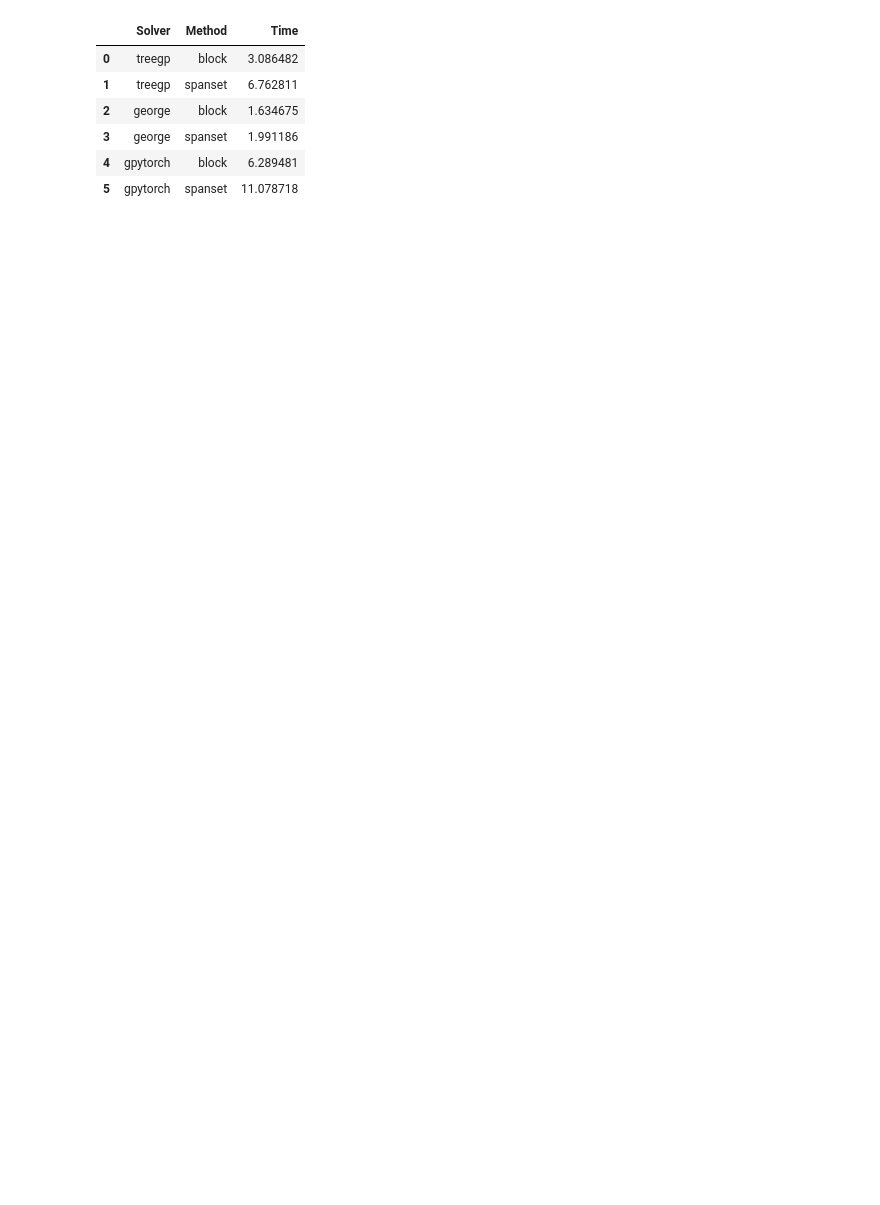
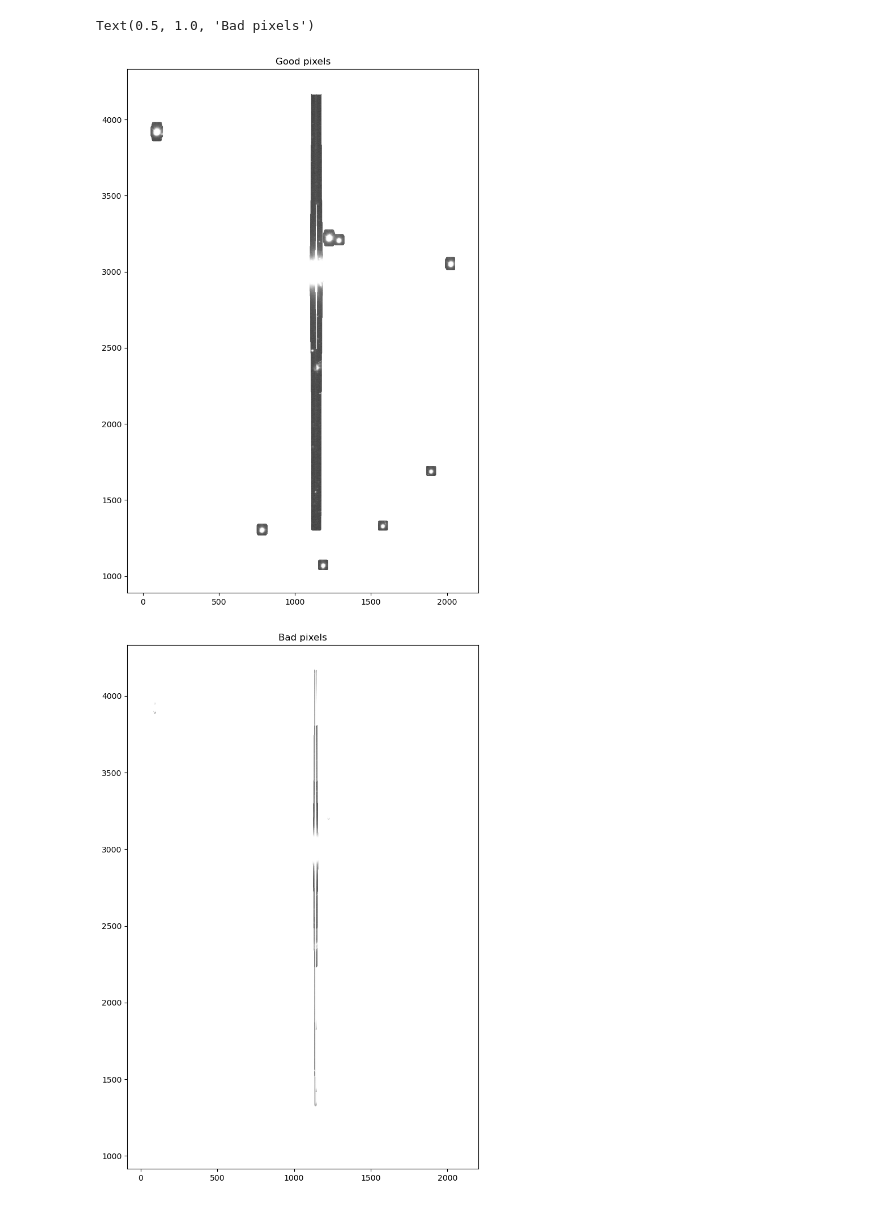
Before and after one commit to PFLeget/DM-43259, a Jupyter notebook: run_gp.ipynb, the cells around one changed output. Cells and saved outputs as stored; diff of their text form; code cells hidden in the pictures; blank space fills up the shorter version.

```diff
--- a/run_gp.ipynb
+++ b/run_gp.ipynb
@@ -88,10 +56,29 @@ time for InterpolateOverDefectGaussianProcess.interpolate_over_defects = 11.0787
-# %%
-df
-# %% [output]
-|  | Solver | Method | Time |
-| 0 | treegp | block | 3.086482 |
-| 1 | treegp | spanset | 6.762811 |
-| 2 | george | block | 1.634675 |
-| 3 | george | spanset | 1.991186 |
-| 4 | gpytorch | block | 6.289481 |
-| 5 | gpytorch | spanset | 11.078718 |
+# %%
+dic = pickle.load(open("out_test_0.pkl", "rb"))
+maskedImage = dic['in']['maskedImage']
+
+
+bad_pixel, good_pixel = ctUtils.findGoodPixelsAroundBadPixels(maskedImage, ["SAT"], buffer=25)
+
+plt.figure(figsize=(8,12))
+plt.scatter(good_pixel[:,0], good_pixel[:,1],
+            c=good_pixel[:,2],
+            vmin=400, vmax=800, cmap=plt.cm.Greys_r, s=1)
+plt.axis('equal')
+xlim = plt.xlim()
+ylim = plt.ylim()
+plt.title('Good pixels')
+
+
+plt.figure(figsize=(8,12))
+plt.scatter(bad_pixel[:,0], bad_pixel[:,1],
+            c=bad_pixel[:,2],
+            vmin=400, vmax=800, cmap=plt.cm.Greys_r, s=1)
+plt.axis('equal')
+xlim = plt.xlim()
+ylim = plt.ylim()
+plt.title('Bad pixels')
+# %% [output]
+Text(0.5, 1.0, 'Bad pixels')
+[figure, added]
+[figure, added]
```
Also changed, not shown: parts of 3 cells of this notebook, 2 other files.
